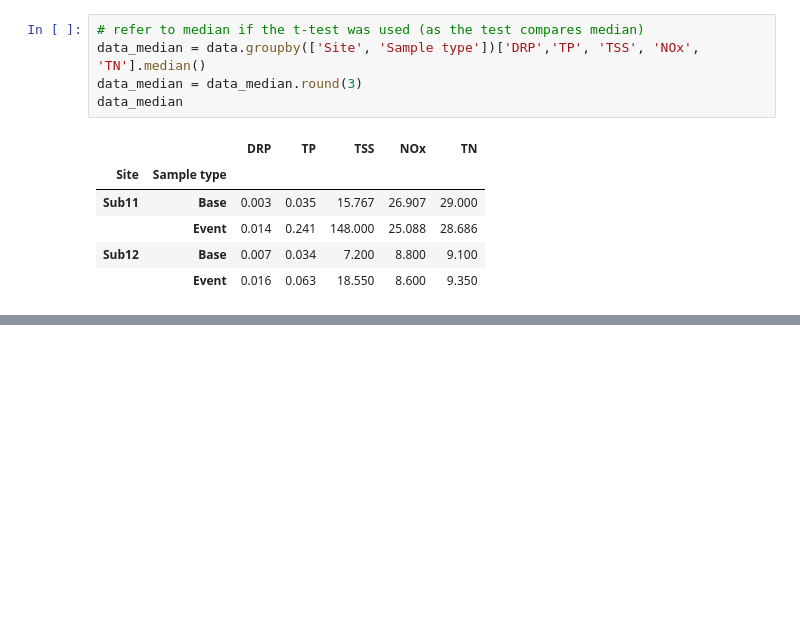
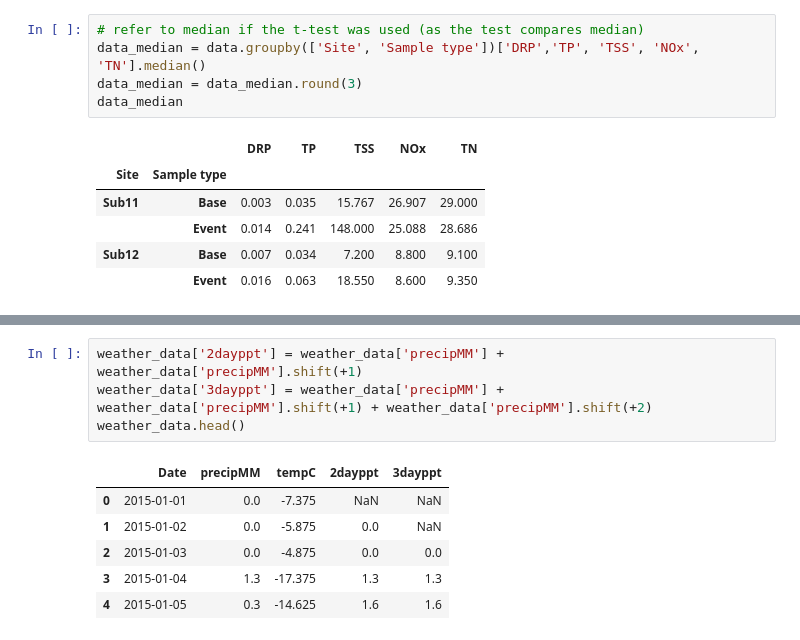
Before and after one commit to jiyeow/jy_project, a Jupyter notebook: ABE516x_finalproject.ipynb, the cells around one changed output, grey strips where cells are left out. Saved outputs shown, nothing was run; the diff lists cells and outputs as text; blank space fills up the shorter version.

```diff
--- a/ABE516x_finalproject.ipynb
+++ b/ABE516x_finalproject.ipynb
@@ -519,0 +531,11 @@ data_median
+# %%
+weather_data['2dayppt'] = weather_data['precipMM'] + weather_data['precipMM'].shift(+1)
+weather_data['3dayppt'] = weather_data['precipMM'] + weather_data['precipMM'].shift(+1) + weather_data['precipMM'].shift(+2)
+weather_data.head()
+# %% [output]
+|  | Date | precipMM | tempC | 2dayppt | 3dayppt |
+| 0 | 2015-01-01 | 0.0 | -7.375 | NaN | NaN |
+| 1 | 2015-01-02 | 0.0 | -5.875 | 0.0 | NaN |
+| 2 | 2015-01-03 | 0.0 | -4.875 | 0.0 | 0.0 |
+| 3 | 2015-01-04 | 1.3 | -17.375 | 1.3 | 1.3 |
+| 4 | 2015-01-05 | 0.3 | -14.625 | 1.6 | 1.6 |
```
Also changed, not shown: parts of 13 cells of this notebook, 2 other files.
